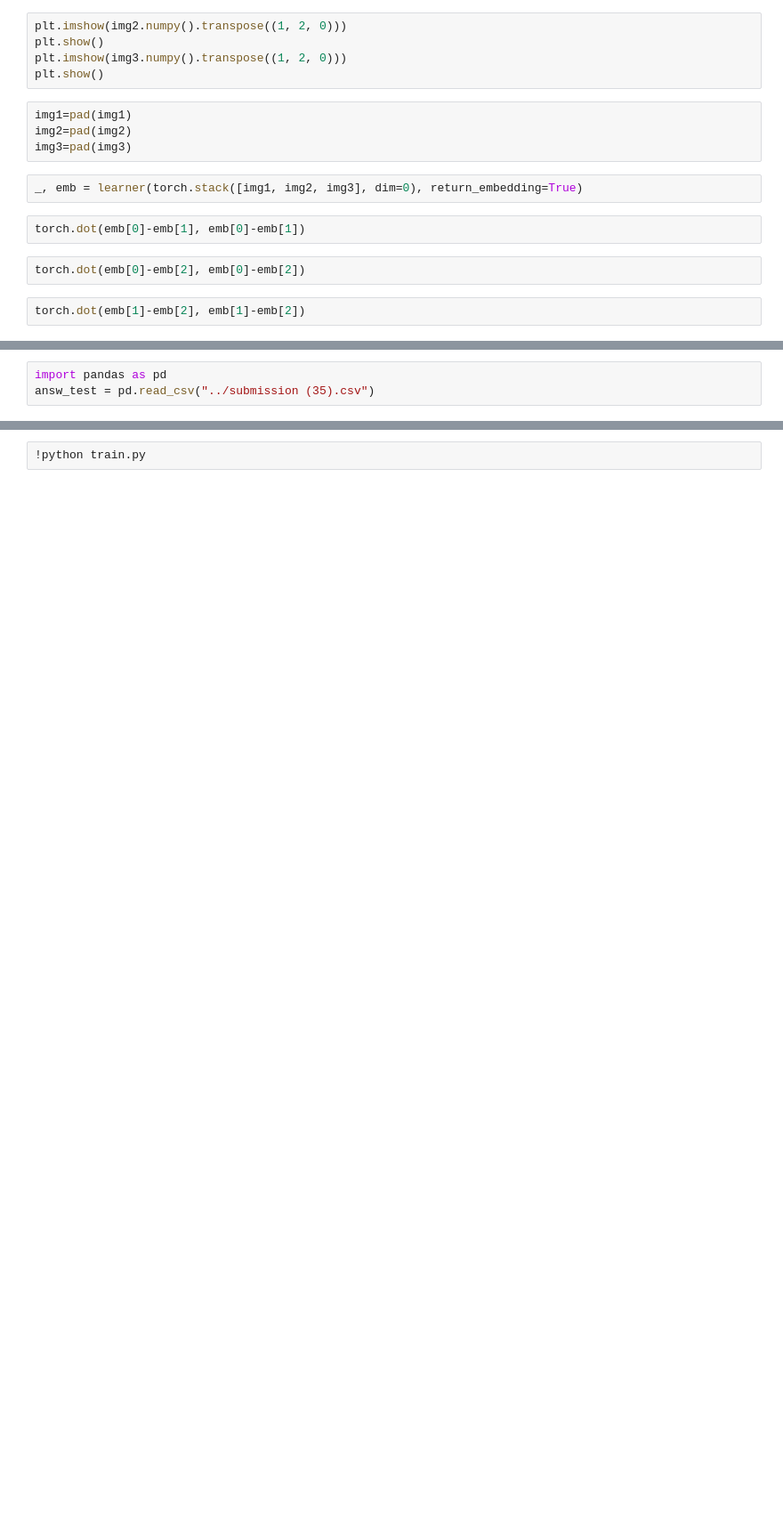
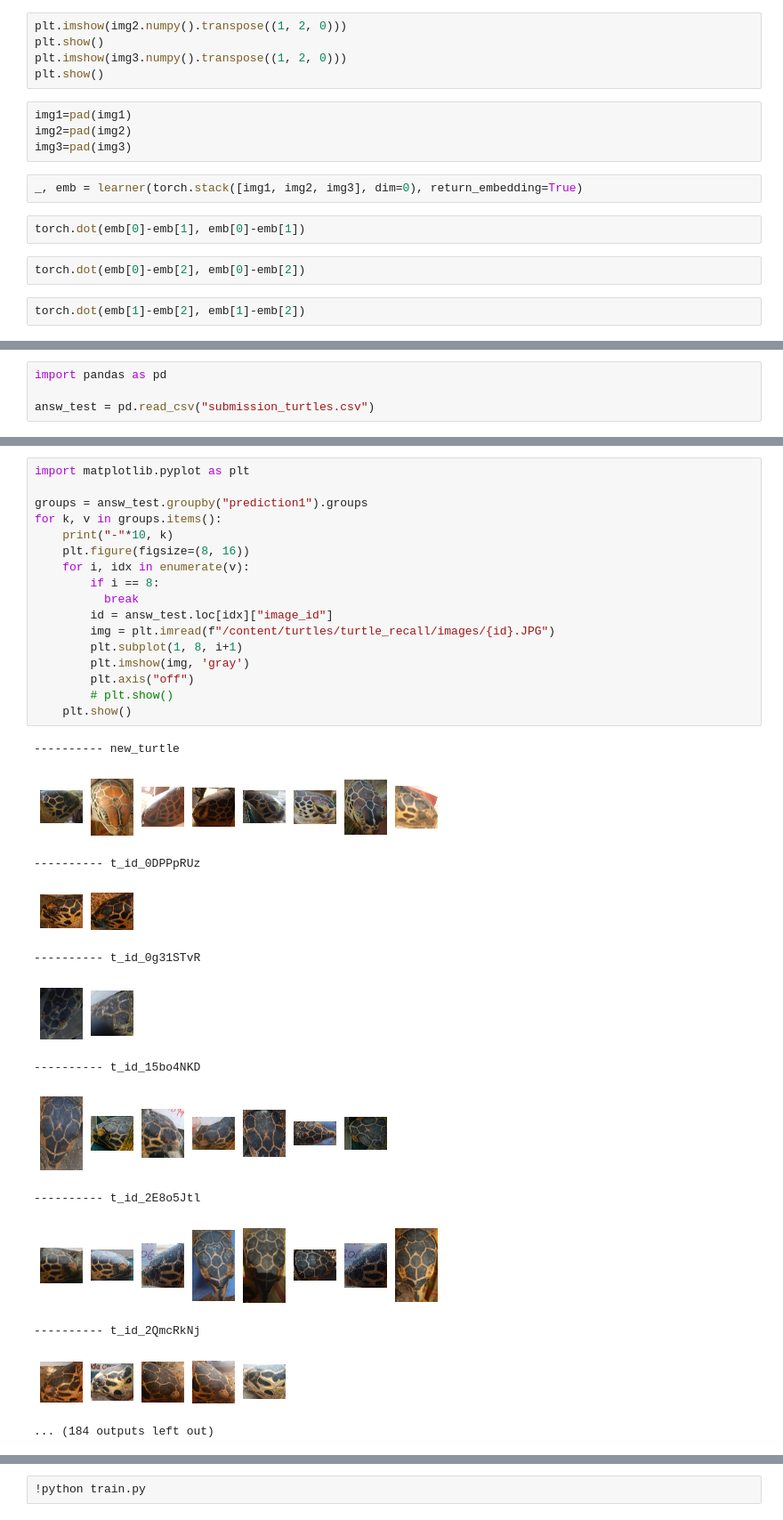
Before and after one commit to kostyayatsok/turtles, a Jupyter notebook: turtles.ipynb, the cells around one changed output, grey strips where cells are left out. Shown at 89% size. Drawn from its saved outputs; the diff is of its cells as text; blank space fills up the shorter version.

```diff
--- a/turtles.ipynb
+++ b/turtles.ipynb
@@ -282,4 +319,5 @@ torch.dot(emb[1]-emb[2], emb[1]-emb[2])
 # %%
 import pandas as pd
-answ_test = pd.read_csv("../submission (35).csv")
+
+answ_test = pd.read_csv("submission_turtles.csv")
 # %%
@@ -287,3 +329,34 @@ plt.hist(answ_test["prediction1"], bins=101)
+# %%
+import matplotlib.pyplot as plt
+
+groups = answ_test.groupby("prediction1").groups
+for k, v in groups.items():
+    print("-"*10, k)
+    plt.figure(figsize=(8, 16))
+    for i, idx in enumerate(v):
+        if i == 8:
+          break
+        id = answ_test.loc[idx]["image_id"]
+        img = plt.imread(f"/content/turtles/turtle_recall/images/{id}.JPG")
+        plt.subplot(1, 8, i+1)
+        plt.imshow(img, 'gray')
+        plt.axis("off")
+        # plt.show()
+    plt.show()
+# %% [output]
+---------- new_turtle
+[figure, added]
+---------- t_id_0DPPpRUz
+[figure, added]
+---------- t_id_0g31STvR
+[figure, added]
+---------- t_id_15bo4NKD
+[figure, added]
+---------- t_id_2E8o5Jtl
+[figure, added]
+---------- t_id_2QmcRkNj
+[figure, added]
+... (184 outputs left out)
 # %%
 from src.data import load_csv
 
```
Also changed, not shown: parts of 20 cells of this notebook.
